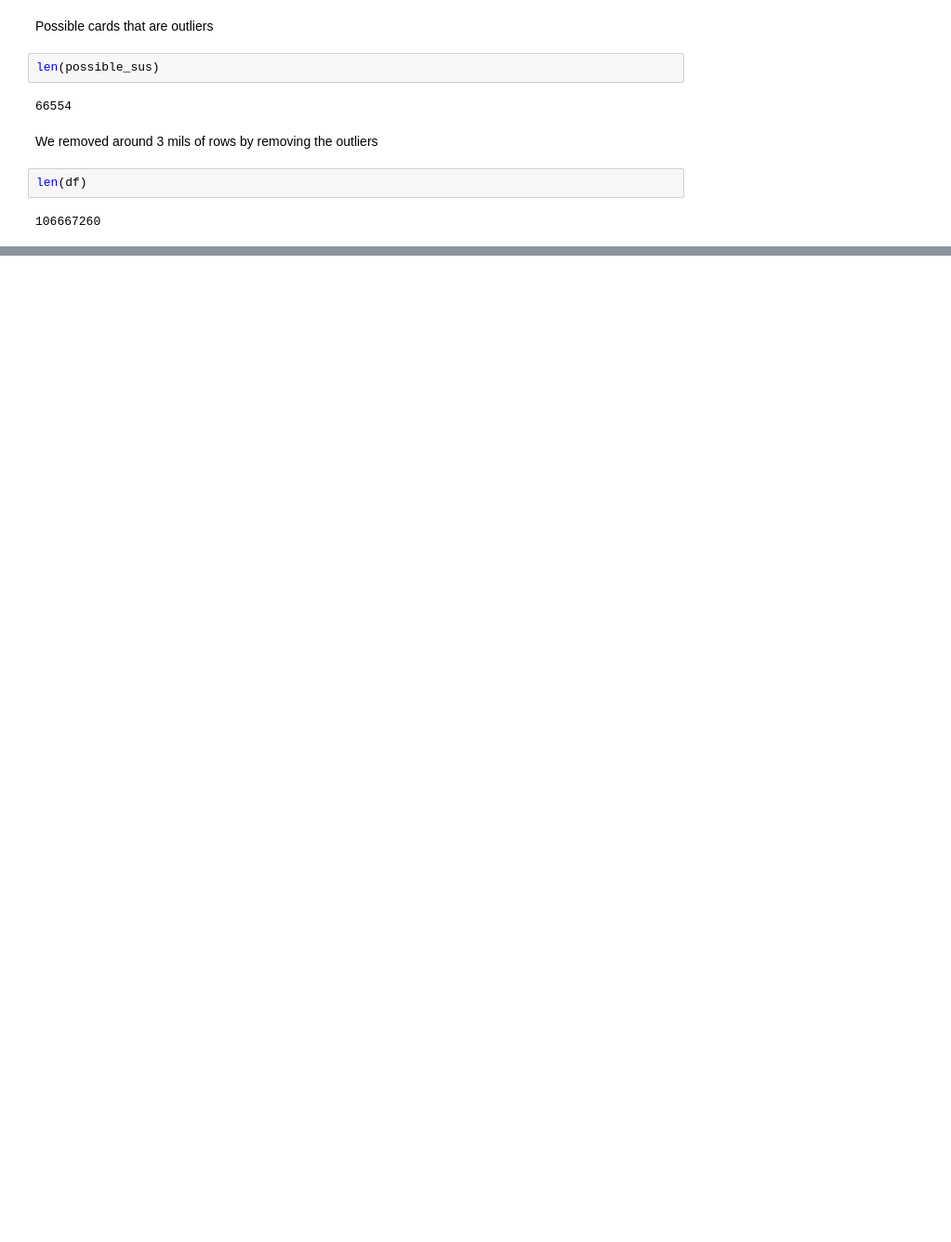
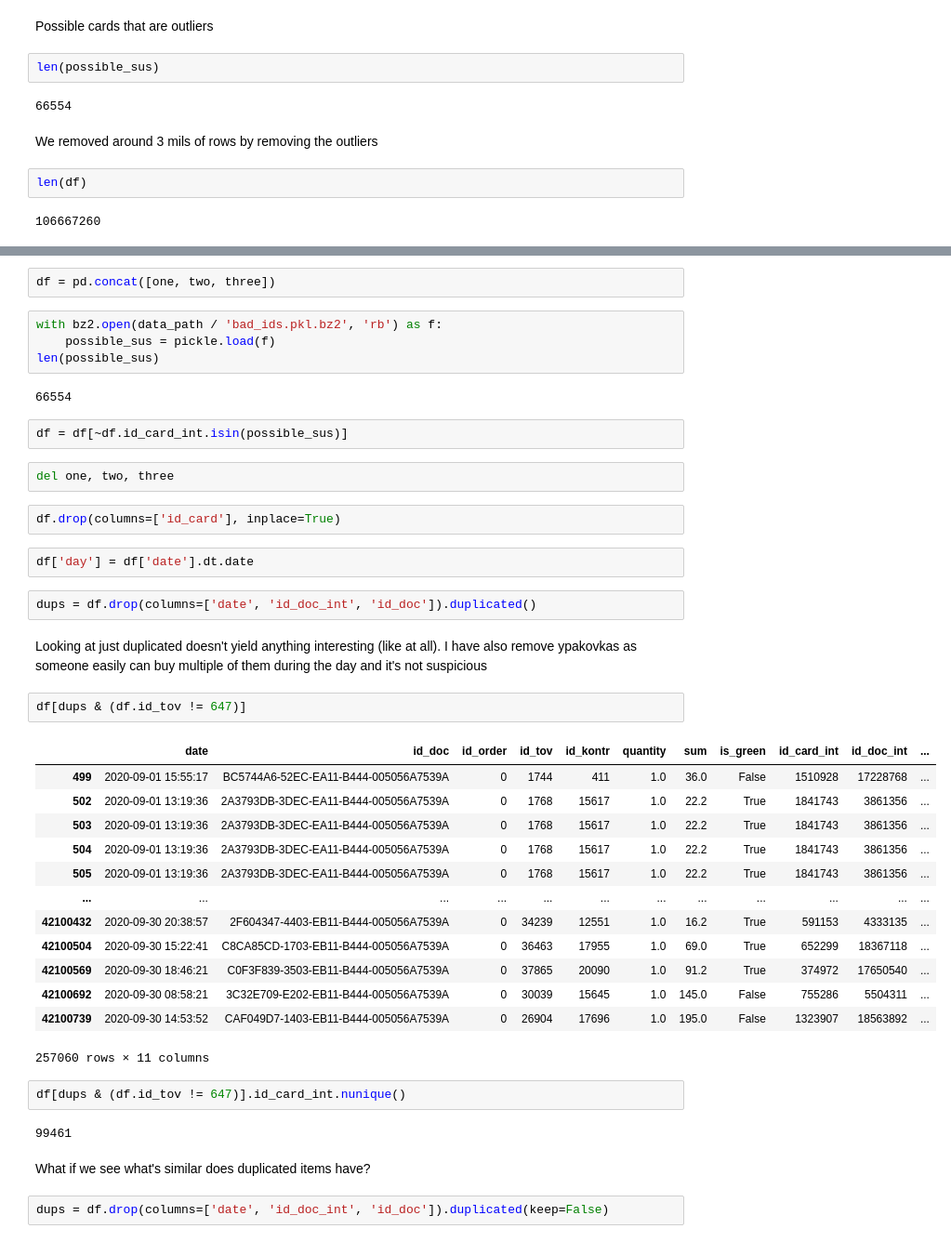
Before and after one commit to cubazis/inno_stats_2020, a Jupyter notebook: hw1.ipynb, the cells around one changed output, grey strips where cells are left out. Shown at 93% size. Cells and saved outputs as stored; diff of their text form; blank space fills up the shorter version.

```diff
--- a/hw1.ipynb
+++ b/hw1.ipynb
@@ -735,0 +789,44 @@ len(df)
+# %%
+df = pd.concat([one, two, three])
+# %%
+with bz2.open(data_path / 'bad_ids.pkl.bz2', 'rb') as f:
+    possible_sus = pickle.load(f)
+len(possible_sus)
+# %% [output]
+66554
+# %%
+df = df[~df.id_card_int.isin(possible_sus)]
+# %%
+del one, two, three
+# %%
+df.drop(columns=['id_card'], inplace=True)
+# %%
+df['day'] = df['date'].dt.date
+# %%
+dups = df.drop(columns=['date', 'id_doc_int', 'id_doc']).duplicated()
+# %% [markdown]
+Looking at just duplicated doesn't yield anything interesting (like at all). I have also remove ypakovkas as someone easily can buy multiple of them during the day and it's not suspicious
+# %%
+df[dups & (df.id_tov != 647)]
+# %% [output]
+|  | date | id_doc | id_order | id_tov | id_kontr | quantity | sum | is_green | id_card_int | id_doc_int | ... |
+| 499 | 2020-09-01 15:55:17 | BC5744A6-52EC-EA11-B444-005056A7539A | 0 | 1744 | 411 | 1.0 | 36.0 | False | 1510928 | 17228768 | ... |
+| 502 | 2020-09-01 13:19:36 | 2A3793DB-3DEC-EA11-B444-005056A7539A | 0 | 1768 | 15617 | 1.0 | 22.2 | True | 1841743 | 3861356 | ... |
+| 503 | 2020-09-01 13:19:36 | 2A3793DB-3DEC-EA11-B444-005056A7539A | 0 | 1768 | 15617 | 1.0 | 22.2 | True | 1841743 | 3861356 | ... |
+| 504 | 2020-09-01 13:19:36 | 2A3793DB-3DEC-EA11-B444-005056A7539A | 0 | 1768 | 15617 | 1.0 | 22.2 | True | 1841743 | 3861356 | ... |
+| 505 | 2020-09-01 13:19:36 | 2A3793DB-3DEC-EA11-B444-005056A7539A | 0 | 1768 | 15617 | 1.0 | 22.2 | True | 1841743 | 3861356 | ... |
+| ... | ... | ... | ... | ... | ... | ... | ... | ... | ... | ... | ... |
+| 42100432 | 2020-09-30 20:38:57 | 2F604347-4403-EB11-B444-005056A7539A | 0 | 34239 | 12551 | 1.0 | 16.2 | True | 591153 | 4333135 | ... |
+| 42100504 | 2020-09-30 15:22:41 | C8CA85CD-1703-EB11-B444-005056A7539A | 0 | 36463 | 17955 | 1.0 | 69.0 | True | 652299 | 18367118 | ... |
+| 42100569 | 2020-09-30 18:46:21 | C0F3F839-3503-EB11-B444-005056A7539A | 0 | 37865 | 20090 | 1.0 | 91.2 | True | 374972 | 17650540 | ... |
+| 42100692 | 2020-09-30 08:58:21 | 3C32E709-E202-EB11-B444-005056A7539A | 0 | 30039 | 15645 | 1.0 | 145.0 | False | 755286 | 5504311 | ... |
+| 42100739 | 2020-09-30 14:53:52 | CAF049D7-1403-EB11-B444-005056A7539A | 0 | 26904 | 17696 | 1.0 | 195.0 | False | 1323907 | 18563892 | ... |
+257060 rows × 11 columns
+# %%
+df[dups & (df.id_tov != 647)].id_card_int.nunique()
+# %% [output]
+99461
+# %% [markdown]
+What if we see what's similar does duplicated items have?
+# %%
+dups = df.drop(columns=['date', 'id_doc_int', 'id_doc']).duplicated(keep=False)
```
Also changed, not shown: parts of 24 cells of this notebook.
